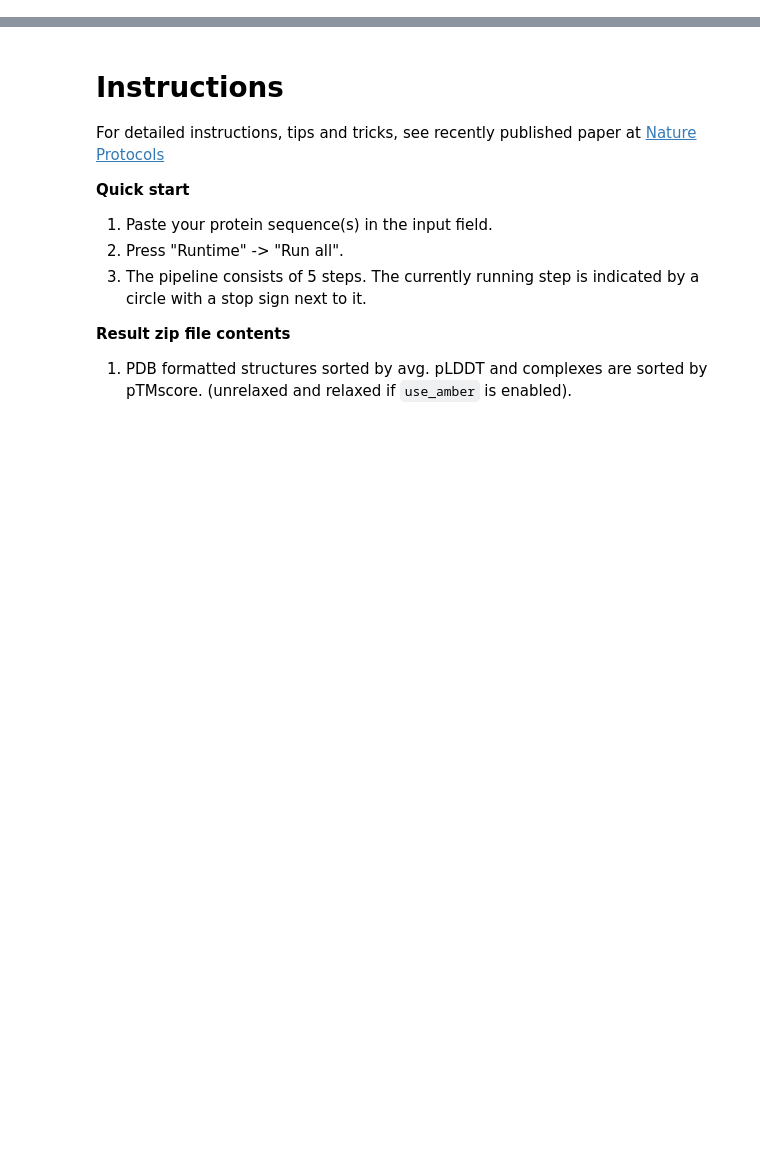
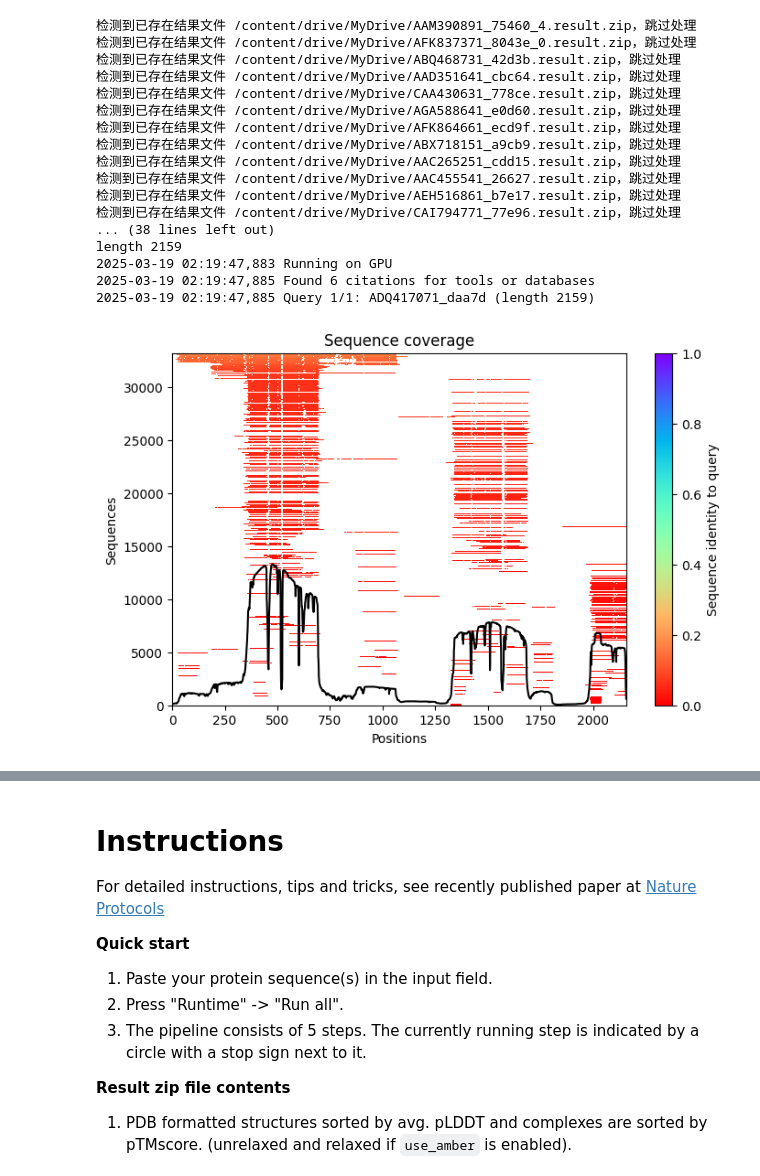
Before and after one commit to liuwang2000/colabScript, a Jupyter notebook: AlphaFold2.ipynb, the cells around one changed output, grey strips where cells are left out. Saved outputs shown, nothing was run; the diff lists cells and outputs as text; code cells hidden in the pictures; blank space fills up the shorter version.

```diff
--- a/AlphaFold2.ipynb
+++ b/AlphaFold2.ipynb
@@ -67,11 +67,11 @@ for entry in parse_fasta(fasta_path):
     query_sequence = entry['sequence']
 
     # 新增序列长度检查
-    if len(query_sequence) > 1800:
+    if len(query_sequence) > 2500:
         skip_log = "/content/drive/MyDrive/skipped_sequences.txt"
         with open(skip_log, "a") as f:
             f.write(f"{original_jobname}\n")
-        print(f"序列 {original_jobname} 长度超过1800，已跳过")
+        print(f"序列 {original_jobname} 长度超过2500，已跳过")
         continue  # 跳过超长序列
 
     # 构造通配符路径模式，匹配带数字后缀的版本
@@ -87,6 +87,8 @@ for entry in parse_fasta(fasta_path):
     jobname = original_jobname
     query_sequence = entry['sequence']
 
+    import time
+    start_time = time.time()  # 新增开始时间记录
     !echo "Processing {jobname}..."
 
     num_relax = 1 #@param [0, 1, 5] {type:"raw"}
@@ -141,12 +143,11 @@ for entry in parse_fasta(fasta_path):
     print("length",len(query_sequence.replace(":","")))
     #@title Install dependencies
     import os
-    import time
+
     USE_AMBER = use_amber
     USE_TEMPLATES = use_templates
     PYTHON_VERSION = python_version
 
-    start_time = time.time()  # 新增开始时间记录
 
 
     if not os.path.isfile("COLABFOLD_READY"):
@@ -377,32 +378,51 @@ for entry in parse_fasta(fasta_path):
 
     # 确保文件同步完成
     os.sync()
     if os.path.exists(f"{jobname}.result.zip"):
         # 使用系统命令复制文件
         os.system(f"cp {jobname}.result.zip {drive_root}")
         print(f"文件已复制到Google Drive: {target_path}")
     else:
         raise FileNotFoundError("压缩文件生成失败，无法复制到Google Drive")
 
     # 添加显式内存清理（针对连续运行）
     import gc
     gc.collect()
     if 'drive' in locals():
         del drive
         gc.collect()
 
     if save_to_google_drive == True and drive:
       uploaded = drive.CreateFile({'title': f"{jobname}.result.zip"})
       uploaded.SetContentFile(f"{jobname}.result.zip")
       uploaded.Upload()
       print(f"Uploaded {jobname}.result.zip to Google Drive with ID {uploaded.get('id')}")
 
     # 每完成一个预测后释放内存
     #del msa_model, model, opt
     #torch.cuda.empty_cache()
 
     #time.sleep(180)
 
-    # 在安装完成后添加耗时统计
+    # 在预测完成后添加耗时统计
     elapsed_time = time.time() - start_time
-    print(f"Installation completed in {elapsed_time:.2f} seconds")
+    print(f"Prediction for {jobname} completed successfully in {elapsed_time:.2f} seconds")    # 假设预测完成后，输出预测完成信息
+# %% [output]
+检测到已存在结果文件 /content/drive/MyDrive/AAM390891_75460_4.result.zip，跳过处理
+检测到已存在结果文件 /content/drive/MyDrive/AFK837371_8043e_0.result.zip，跳过处理
+检测到已存在结果文件 /content/drive/MyDrive/ABQ468731_42d3b.result.zip，跳过处理
+检测到已存在结果文件 /content/drive/MyDrive/AAD351641_cbc64.result.zip，跳过处理
+检测到已存在结果文件 /content/drive/MyDrive/CAA430631_778ce.result.zip，跳过处理
+检测到已存在结果文件 /content/drive/MyDrive/AGA588641_e0d60.result.zip，跳过处理
+检测到已存在结果文件 /content/drive/MyDrive/AFK864661_ecd9f.result.zip，跳过处理
+检测到已存在结果文件 /content/drive/MyDrive/ABX718151_a9cb9.result.zip，跳过处理
+检测到已存在结果文件 /content/drive/MyDrive/AAC265251_cdd15.result.zip，跳过处理
+检测到已存在结果文件 /content/drive/MyDrive/AAC455541_26627.result.zip，跳过处理
+检测到已存在结果文件 /content/drive/MyDrive/AEH516861_b7e17.result.zip，跳过处理
+检测到已存在结果文件 /content/drive/MyDrive/CAI794771_77e96.result.zip，跳过处理
+... (38 lines left out)
+length 2159
+2025-03-19 02:19:47,883 Running on GPU
+2025-03-19 02:19:47,885 Found 6 citations for tools or databases
+2025-03-19 02:19:47,885 Query 1/1: ADQ417071_daa7d (length 2159)
+[figure, added]
```
Also changed, not shown: parts of 1 cell of this notebook.
